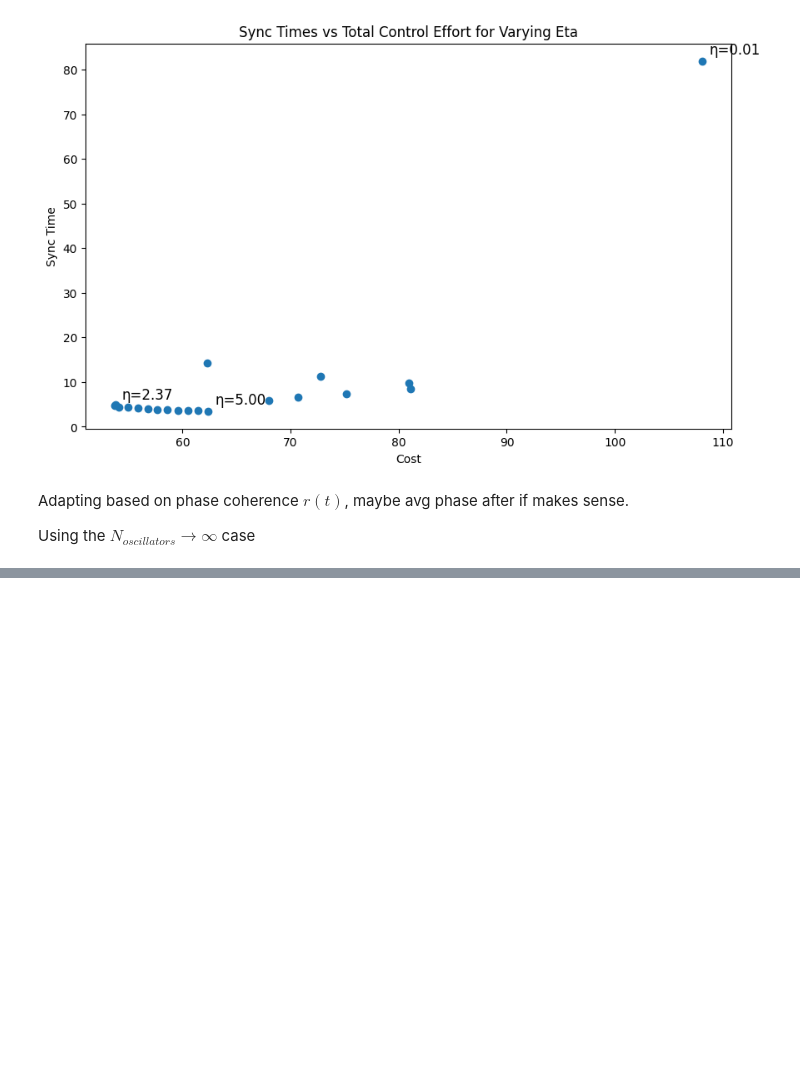
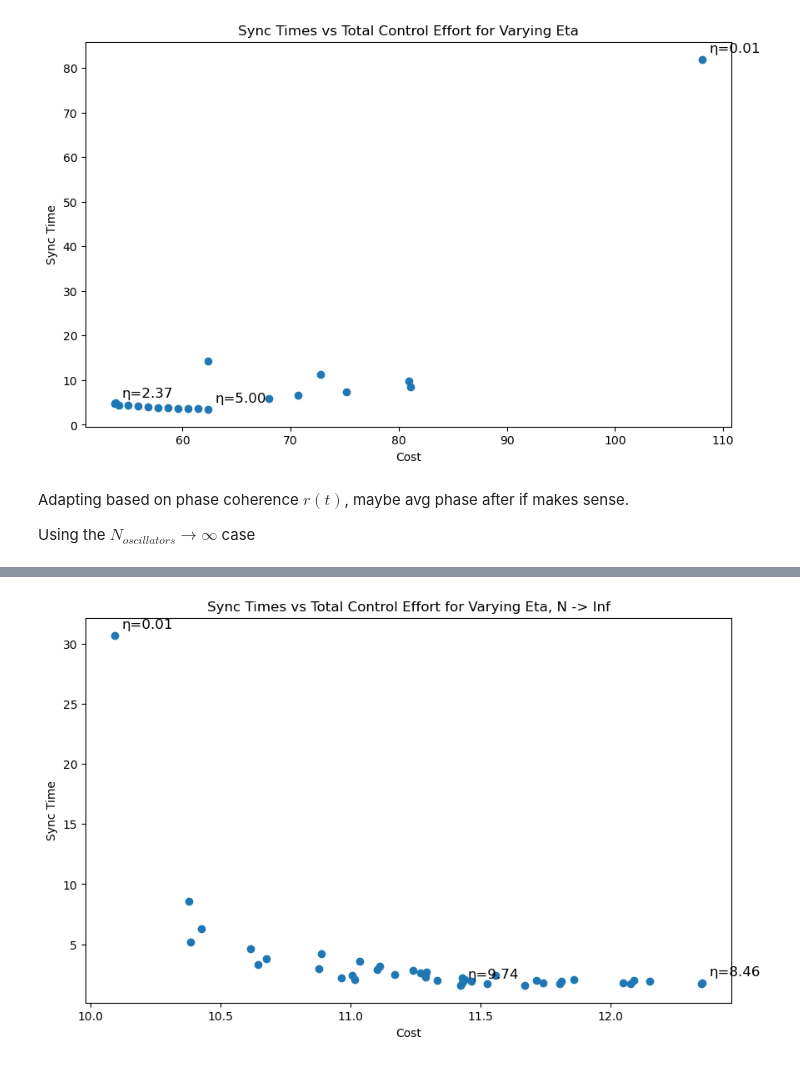
Before and after one commit to Group-14-MDM2/metronome_syncing, a Jupyter notebook: adaptive-kuramoto.ipynb, the cells around one changed output, grey strips where cells are left out. Saved outputs shown, nothing was run; the diff lists cells and outputs as text; code cells hidden in the pictures; blank space fills up the shorter version.

```diff
--- a/adaptive-kuramoto.ipynb
+++ b/adaptive-kuramoto.ipynb
@@ -254,0 +273,18 @@ axs[0].legend()
+# %%
+plt.figure(figsize=(10,6))
+plt.scatter(totalcosts,synctimes)
+
+plt.title('Sync Times vs Total Control Effort for Varying Eta, N -> Inf')
+plt.xlabel('Cost')
+plt.ylabel('Sync Time')
+
+key_indices = [np.argmin(totalcosts), np.argmin(synctimes), np.argmax(totalcosts)]
+
+for i in key_indices:
+    plt.annotate(f'η={eta_list[i]:.2f}',
+                 (totalcosts[i], synctimes[i]),
+                 textcoords="offset points",
+                 xytext=(6,6),
+                 fontsize=12)
+# %% [output]
+[figure, added]
```
Also changed, not shown: parts of 5 cells of this notebook.
